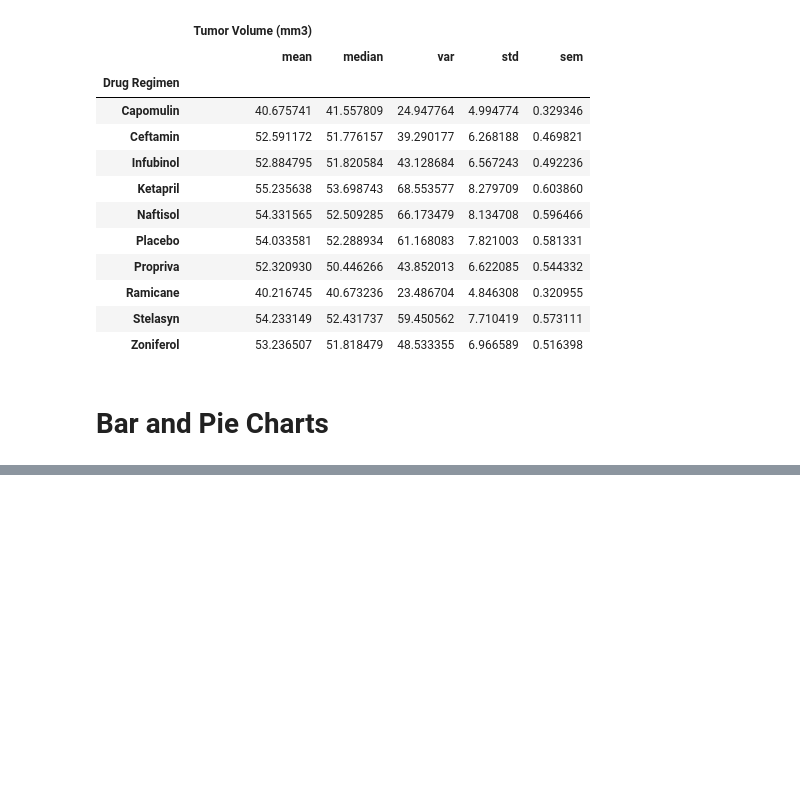
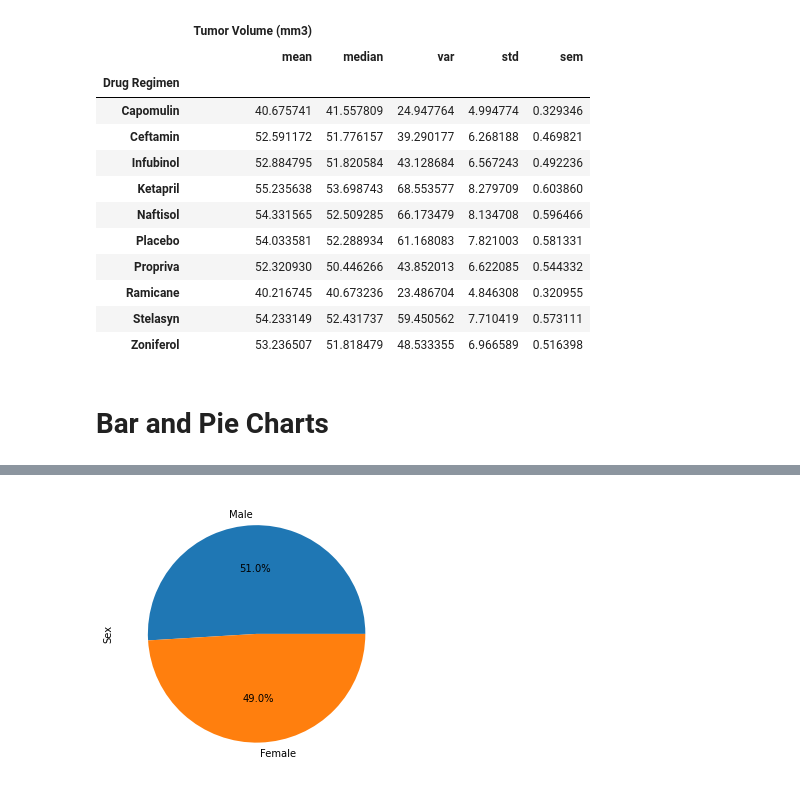
Before and after one commit to jbarkle/Matplotlib-Challenge, a Jupyter notebook: Pymaceuticals.ipynb, the cells around one changed output, grey strips where cells are left out. Drawn from its saved outputs; the diff is of its cells as text; code cells hidden in the pictures; blank space fills up the shorter version.

```diff
--- a/Pymaceuticals.ipynb
+++ b/Pymaceuticals.ipynb
@@ -123,0 +146,10 @@ summary_statistics_agg
+# %%
+# Generate a pit plot showing the distribution of female versus male mice using Pandas
+x_pie = mouse_data_clean["Sex"].unique()
+y_pie = mouse_data_clean["Sex"].value_counts()
+
+mouse_data_clean["Sex"].value_counts().plot(kind="pie", y=x_pie, autopct="%1.1f%%", figsize=(5,5))
+plt.ylabel("Sex")
+plt.show()
+# %% [output]
+[figure, added]
```
Also changed, not shown: parts of 3 cells of this notebook.
